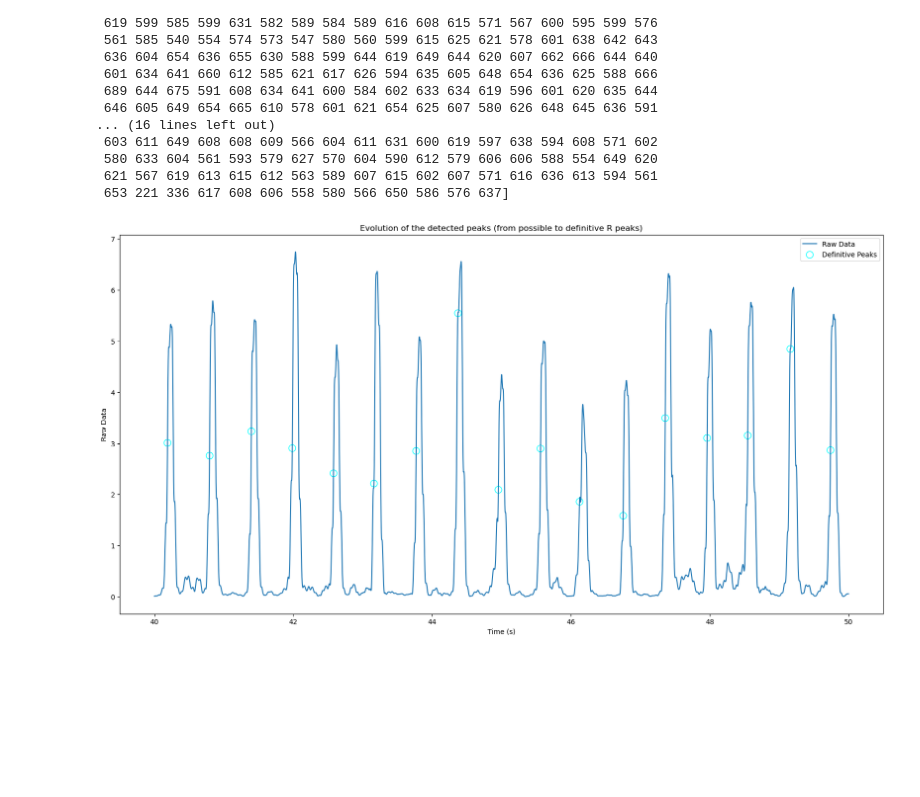
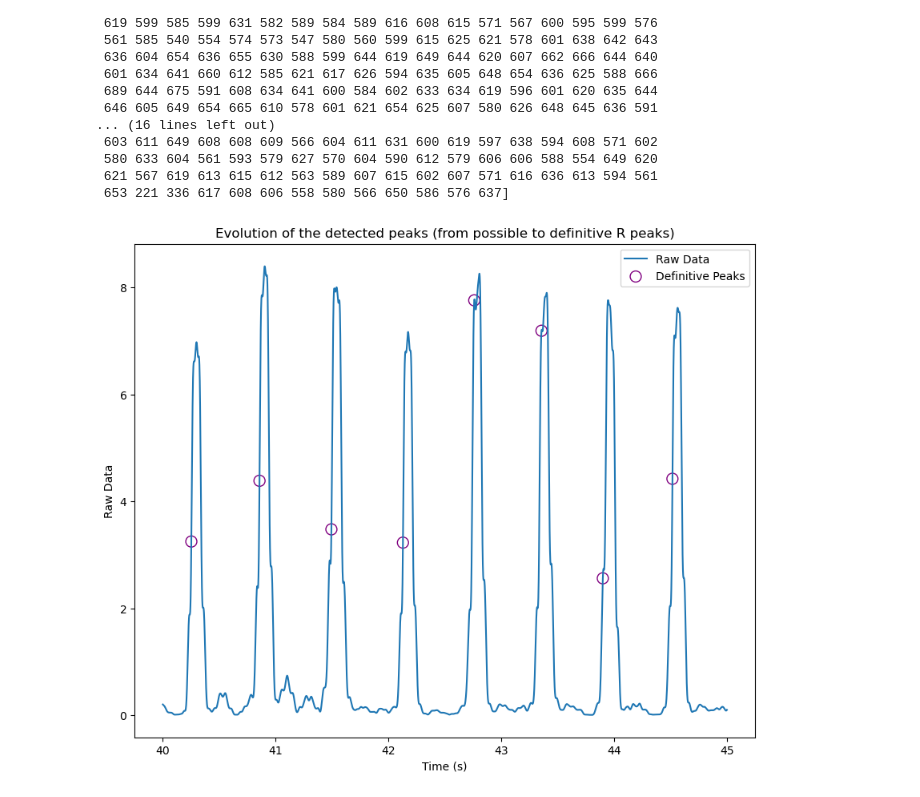
Before and after one commit to zychang2/Distraction-Detection-Through-Signals, a Jupyter notebook: ECG Analysis.ipynb, the cells around one changed output. Drawn from its saved outputs; the diff is of its cells as text; code cells hidden in the pictures; blank space fills up the shorter version.

Commit message:
Add images

```diff
--- a/ECG Analysis.ipynb
+++ b/ECG Analysis.ipynb
@@ -67,5 +75,5 @@ definitive_peaks_reph, integrated_signal, differentiated_signal = label_signals(
 # %%
-mask = (definitive_peaks_reph >= 40000) & (definitive_peaks_reph <= 50000)
+mask = (definitive_peaks_reph >= 40000) & (definitive_peaks_reph <= 45000)
 
 # Apply the mask to the original array
 smaller_array = definitive_peaks_reph[mask]
@@ -112,18 +120,18 @@ print(peak_gap)
  653 221 336 617 608 606 558 580 566 650 586 576 637]
 # %%
 # Plotting the raw ECG data
-plt.figure(figsize=(20, 10))
-plt.plot(time[40000:50000], integrated_signal[40000:50000], label='Raw Data')
+plt.figure(figsize=(10, 8))
+plt.plot(time[40000:45000], integrated_signal[40000:45000], label='Raw Data')
 
 # Plotting the definitive peaks
-plt.scatter([time[i] for i in smaller_array], [integrated_signal[i] for i in smaller_array], s=100, edgecolor='cyan', facecolors='none', label='Definitive Peaks')
+plt.scatter([time[i] for i in smaller_array], [integrated_signal[i] for i in smaller_array], s=100, edgecolor='purple', facecolors='none', label='Definitive Peaks')
 plt.xlabel('Time (s)')
 plt.ylabel('Raw Data')
 plt.title('Evolution of the detected peaks (from possible to definitive R peaks)')
 plt.legend()
 plt.show()
 # %% [output]
-[figure, old version]
+[figure, new version]
 # %%
 def split_signal_by_peaks(integrated_signal, signal, peak_indices, label):
     # Initialize lists to store segmented signals
```
Also changed, not shown: parts of 3 cells of this notebook, 5 other files.
